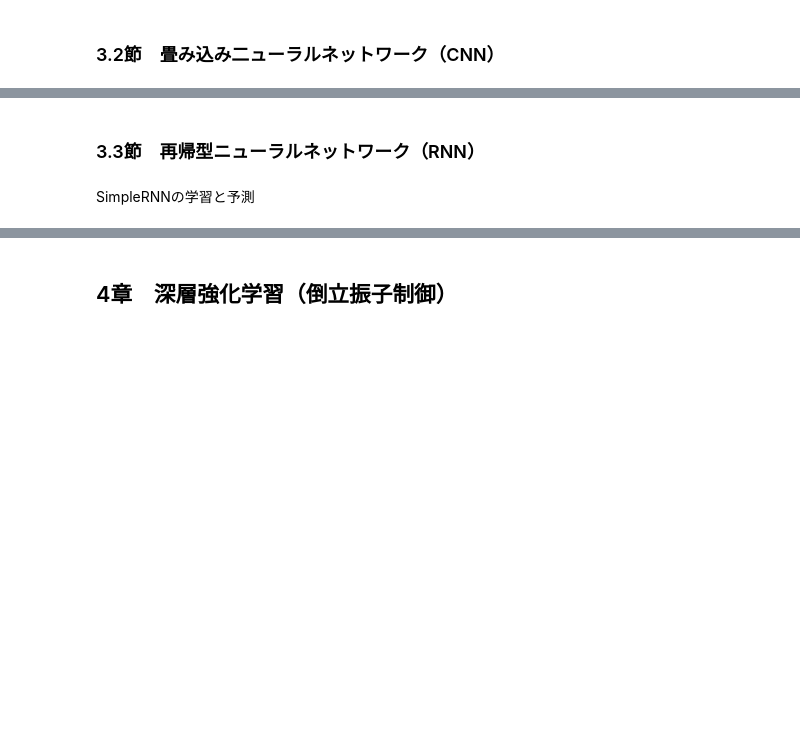
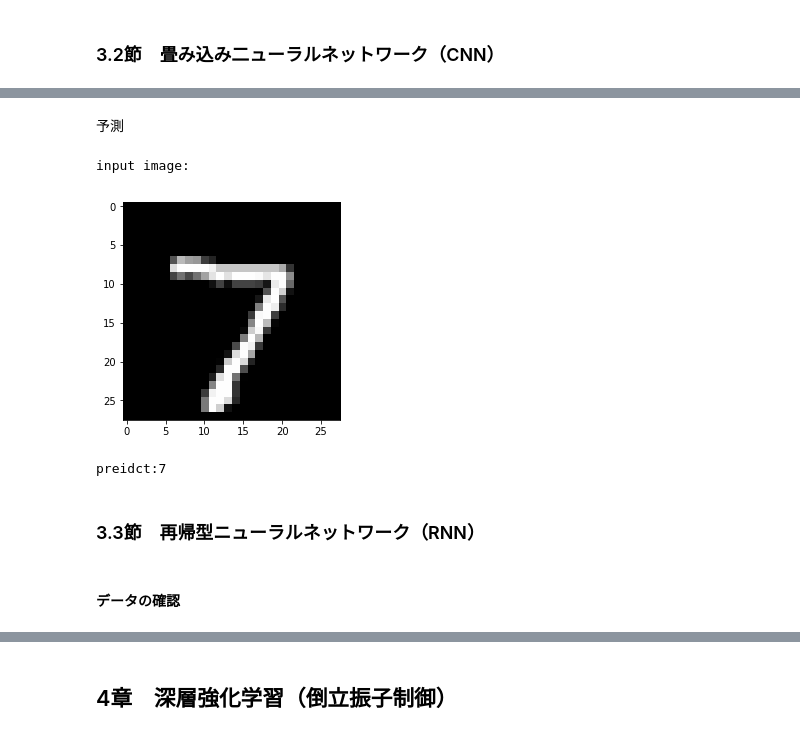
Before and after one commit to drlbook-jp/drlbook, a Jupyter notebook: drlbook_examples.ipynb, the cells around one changed output, grey strips where cells are left out. Cells and saved outputs as stored; diff of their text form; code cells hidden in the pictures; blank space fills up the shorter version.

```diff
--- a/drlbook_examples.ipynb
+++ b/drlbook_examples.ipynb
@@ -189,4 +227,19 @@ Epoch 10/10
+# %% [markdown]
+予測
+# %%
+model = load_model("simple_mnist_cnn_weight.h5")
+pred = model.predict(x_test.reshape(-1, 28, 28, 1))
+
+print('input image:')
+imshow(x_test[0], 'gray')
+
+plt.show()
+print("preidct: {}".format(np.argmax(pred[0])))
+# %% [output]
+input image:
+[figure, added]
+preidct:7
 # %% [markdown]
 ### 3.3節　再帰型ニューラルネットワーク（RNN）
-# %% [markdown]
-SimpleRNNの学習と予測
+# %% [markdown]
+#### データの確認
```
Also changed, not shown: parts of 24 cells of this notebook.
